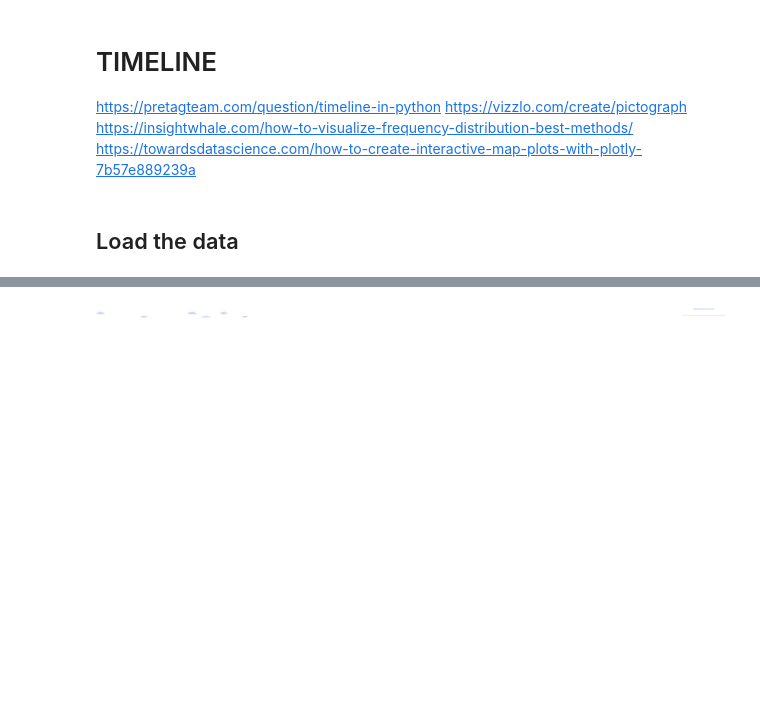
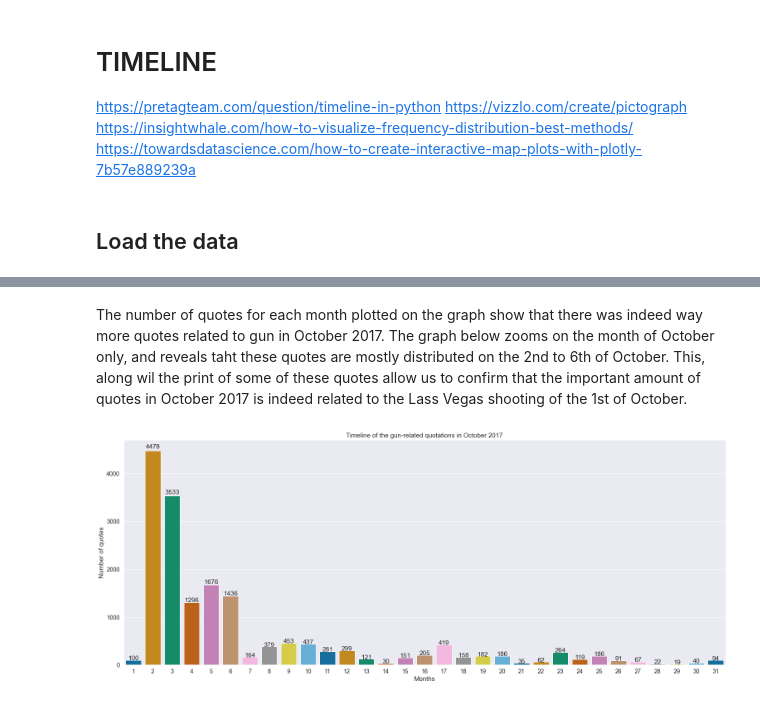
Before and after one commit to epfl-ada/ada-2021-project-sate, a Jupyter notebook: Timeline - Estelle.ipynb, the cells around one changed output, grey strips where cells are left out. Cells and saved outputs as stored; diff of their text form; code cells hidden in the pictures; blank space fills up the shorter version.

```diff
--- a/Timeline - Estelle.ipynb
+++ b/Timeline - Estelle.ipynb
@@ -282,35 +264,15 @@ _ = ax.set_title('Important Milestones in Rock and Roll', fontweight="bold", fon
-# %%
-fig, ax = plt.subplots(figsize=(15, 4), constrained_layout=True)
-_ = ax.set_ylim(-2, 1.75)
-_ = ax.set_xlim(min_date, max_date)
-_ = ax.axhline(0, xmin=0.05, xmax=0.95, c='deeppink', zorder=1)
-
-_ = ax.scatter(dates, np.zeros(len(dates)), s=120, c='palevioletred', zorder=2)
-_ = ax.scatter(dates, np.zeros(len(dates)), s=30, c='darkmagenta', zorder=3)
-
-
-label_offsets = np.zeros(len(dates))
-label_offsets[::2] = 0.35
-label_offsets[1::2] = -0.7
-for i, (l, d) in enumerate(zip(labels, dates)):
-    _ = ax.text(d, label_offsets[i], l, ha='center', fontfamily='serif', fontweight='bold', color='royalblue',fontsize=12)
-
-stems = np.zeros(len(dates))
-stems[::2] = 0.3
-stems[1::2] = -0.3
-markerline, stemline, baseline = ax.stem(dates, stems, use_line_collection=True)
-_ = plt.setp(markerline, marker=',', color='darkmagenta')
-_ = plt.setp(stemline, color='darkmagenta')
-
-# hide lines around chart
-for spine in ["left", "top", "right", "bottom"]:
-    _ = ax.spines[spine].set_visible(False)
-
-# hide tick labels
-_ = ax.set_xticks([])
-_ = ax.set_yticks([])
-
-_ = ax.set_title('Important Milestones in Rock and Roll', fontweight="bold", fontfamily='serif', fontsize=16,
-                 color='royalblue')
-# %% [output]
-[figure, removed]
+# %% [markdown]
+The number of quotes for each month plotted on the graph show that there was indeed way more quotes related to gun in October 2017. The graph below zooms on the month of October only, and reveals taht these quotes are mostly distributed on the 2nd to 6th of October. This, along wil the print of some of these quotes allow us to confirm that the important amount of quotes in October 2017 is indeed related to the Lass Vegas shooting of the 1st of October.
+# %%
+# Zoom on October and the Las Vegas shooting : plot of the number of gunquotes in October 2017
+
+oct_ = g2017[(g2017['date'].dt.month==10)]
+
+ax = sns.barplot(x=np.linspace(1,31,31, dtype='int'), y=oct_.groupby(oct_['dateWithoutTime'].dt.day).numOccurrences.sum(), palette='colorblind')#, data=gunquotes)
+ax.set_xlabel('Months')
+ax.set_ylabel('Number of quotes')
+ax.set_title('Timeline of the gun-related quotations in October 2017')
+show_values(ax)
+plt.show()
+# %% [output]
+[figure, added]
```
Also changed, not shown: parts of 32 cells of this notebook, 2 other files.
